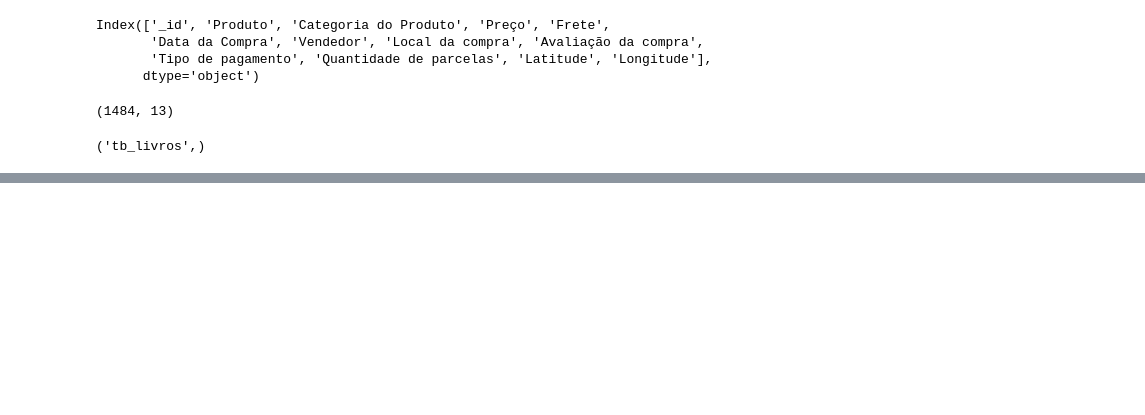
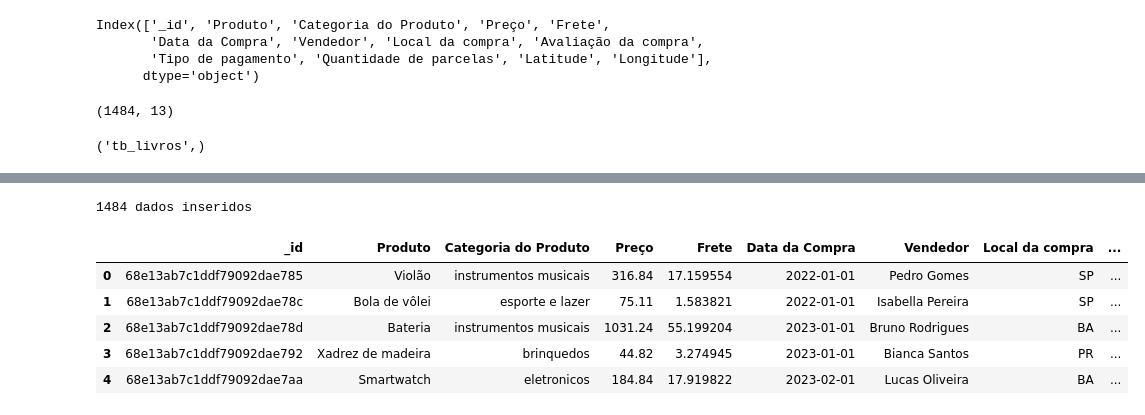
Before and after one commit to michellvagner/pipeline-python-mongo-mysql, a Jupyter notebook: notebooks/save_data_mysql.ipynb, the cells around one changed output, grey strips where cells are left out. Saved outputs shown, nothing was run; the diff lists cells and outputs as text; code cells hidden in the pictures; blank space fills up the shorter version.

```diff
--- a/notebooks/save_data_mysql.ipynb
+++ b/notebooks/save_data_mysql.ipynb
@@ -83,0 +154,4 @@ for db in cursor:
+# %%
+print(cursor.rowcount, "dados inseridos")
+# %% [output]
+1484 dados inseridos
@@ -83,0 +179,11 @@ for db in cursor:
+# %%
+df_2021_em_diante = pd.read_csv("../data/tabela_2021_em_diante.csv")
+df_2021_em_diante['Data da Compra'] = pd.to_datetime(df_2021_em_diante['Data da Compra'], dayfirst=True)
+df_2021_em_diante.head()
+# %% [output]
+|  | _id | Produto | Categoria do Produto | Preço | Frete | Data da Compra | Vendedor | Local da compra | ... |
+| 0 | 68e13ab7c1ddf79092dae785 | Violão | instrumentos musicais | 316.84 | 17.159554 | 2022-01-01 | Pedro Gomes | SP | ... |
+| 1 | 68e13ab7c1ddf79092dae78c | Bola de vôlei | esporte e lazer | 75.11 | 1.583821 | 2022-01-01 | Isabella Pereira | SP | ... |
+| 2 | 68e13ab7c1ddf79092dae78d | Bateria | instrumentos musicais | 1031.24 | 55.199204 | 2023-01-01 | Bruno Rodrigues | BA | ... |
+| 3 | 68e13ab7c1ddf79092dae792 | Xadrez de madeira | brinquedos | 44.82 | 3.274945 | 2023-01-01 | Bianca Santos | PR | ... |
+| 4 | 68e13ab7c1ddf79092dae7aa | Smartwatch | eletronicos | 184.84 | 17.919822 | 2023-02-01 | Lucas Oliveira | BA | ... |
```
Also changed, not shown: parts of 17 cells of this notebook, 3 other files.
